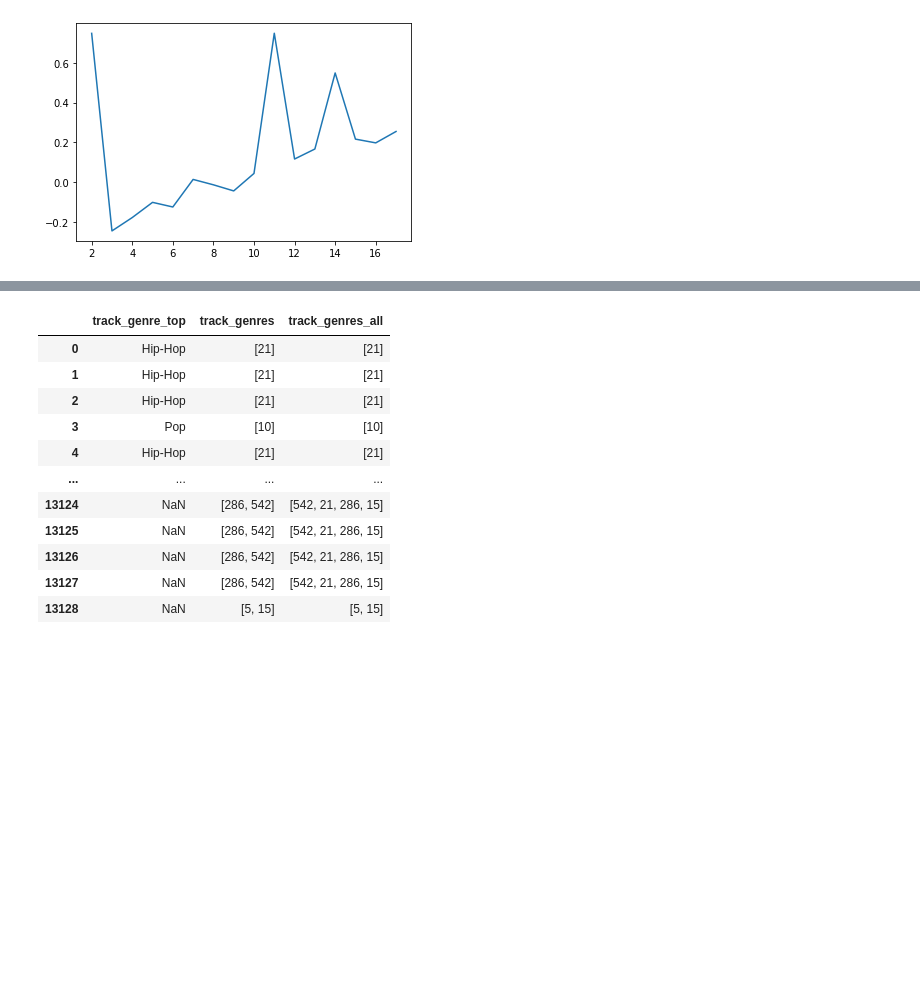
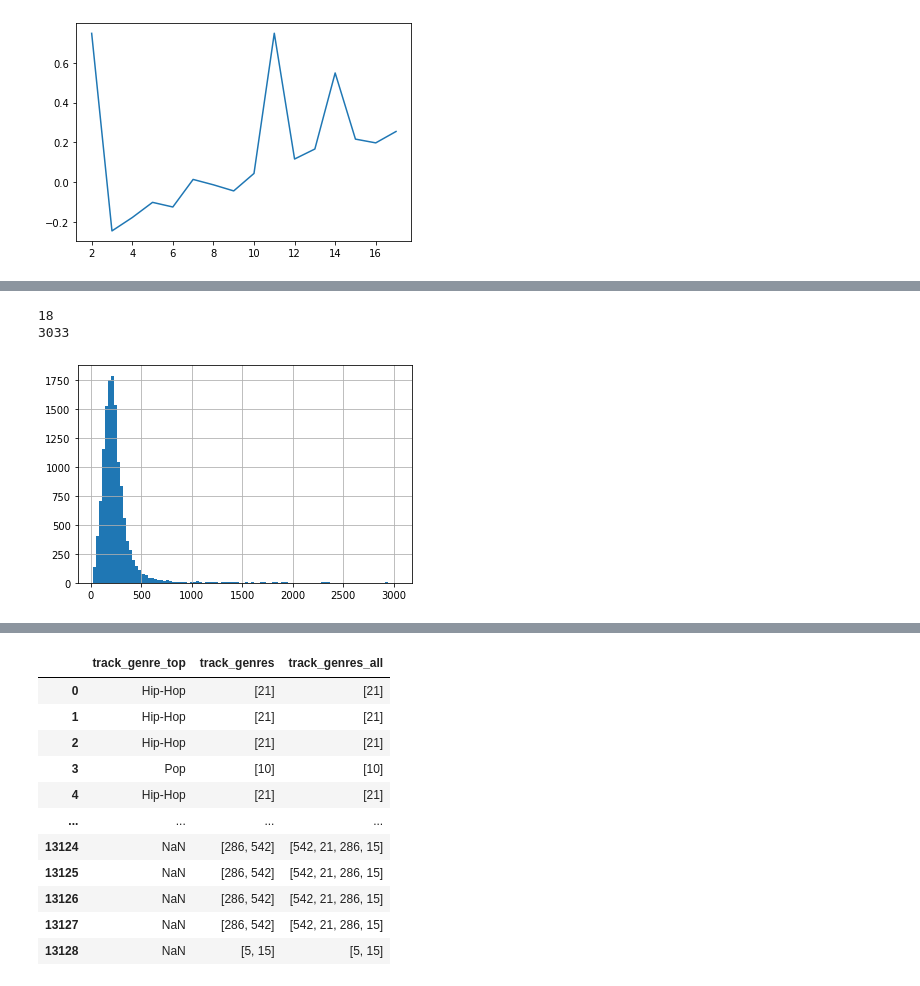
Before and after one commit to pommier1989235/ADM_HW4, a Jupyter notebook: Question_2+Algo_question.ipynb, the cells around one changed output, grey strips where cells are left out. Saved outputs shown, nothing was run; the diff lists cells and outputs as text; code cells hidden in the pictures; blank space fills up the shorter version.

```diff
--- a/Question_2+Algo_question.ipynb
+++ b/Question_2+Algo_question.ipynb
@@ -497,5 +502,4 @@ K_A, silhouette_scores_A = silhouette_method(A, 1, 17)
 # %%
 for col in merged_df.columns:
-    if 'genre' in col :
-        print(col)
+    if 'date' in col : print(col)
 # %% [output]
@@ -504,0 +514,10 @@ track_genres_all
+# %%
+merged_df_bis = pd.read_csv('merged_df.csv')
+
+# for variables which represent dates we will use the datetime type
+res = []
+for col in merged_df_bis.columns:
+    if ('date' in col) or ('year' in col):
+        merged_df_bis[col] = pd.to_numeric(pd.to_datetime(merged_df_bis[col], format = "%Y-%m-%d"))
+# %%
+relevant_variables = merged_df_bis[['track_language_code', 'track_duration', 'track_date_created', 'metadata_artist_location', 'artist_name']]
@@ -504,0 +551,10 @@ track_genres_all
+# %%
+# 'track_duration' is integer/numerical variable so we have to make 4 categories
+print(relevant_variables['track_duration'].min())
+print(relevant_variables['track_duration'].max())
+relevant_variables['track_duration'].hist(bins = 100)
+plt.show()
+# %% [output]
+18
+3033
+[figure, added]
```
Also changed, not shown: parts of 59 cells of this notebook.
